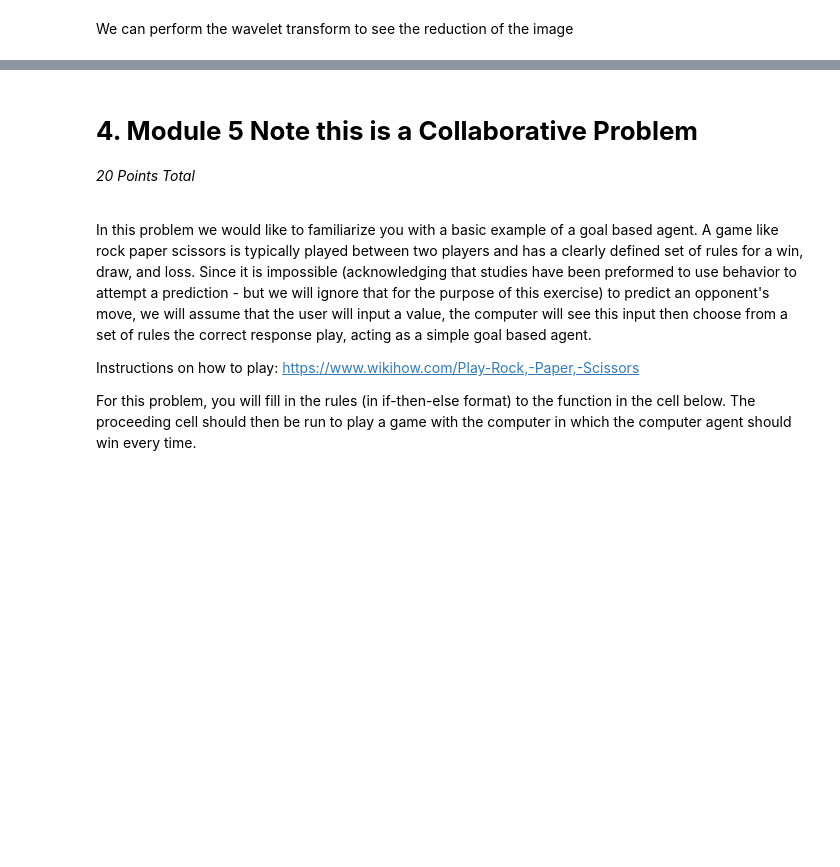
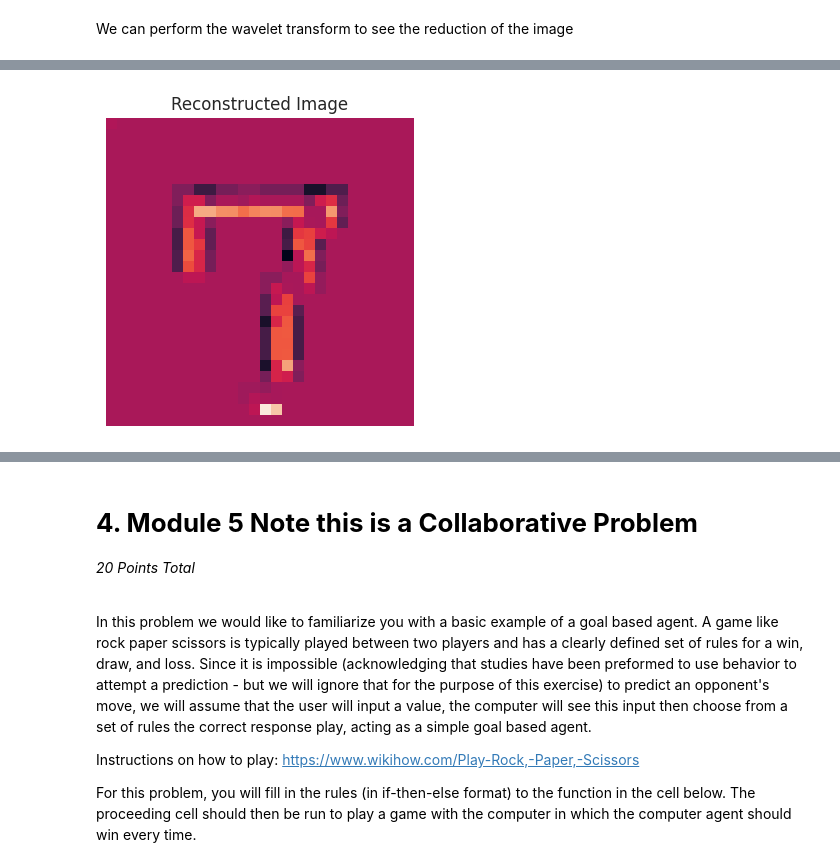
Before and after one commit to DrewRosales/algorithmsForDataScience, a Jupyter notebook: hw/hw2/HW2.ipynb, the cells around one changed output, grey strips where cells are left out. Drawn from its saved outputs; the diff is of its cells as text; code cells hidden in the pictures; blank space fills up the shorter version.

```diff
--- a/hw/hw2/HW2_v2024-02-08.ipynb
+++ b/hw/hw2/HW2.ipynb
@@ -329,2 +383,3 @@ We can perform the wavelet transform to see the reduction of the image
 # %%
-## Type code here for part 4 ##
+## Type code here for part 5 ##
+reconstruct_seven = pywt.idwt2(reduced_coeff, "haar")
@@ -333,2 +386,12 @@ We can perform the wavelet transform to see the reduction of the image
 # %%
 ## Type code here for part 6 ##
+
+plt.figure(figsize=(12, 4))
+
+plt.imshow(reconstruct_seven)
+plt.title("Reconstructed Image")
+plt.axis('off')
+
+plt.show()
+# %% [output]
+[figure, added]
```
Also changed, not shown: parts of 13 cells of this notebook, 2 other files.
